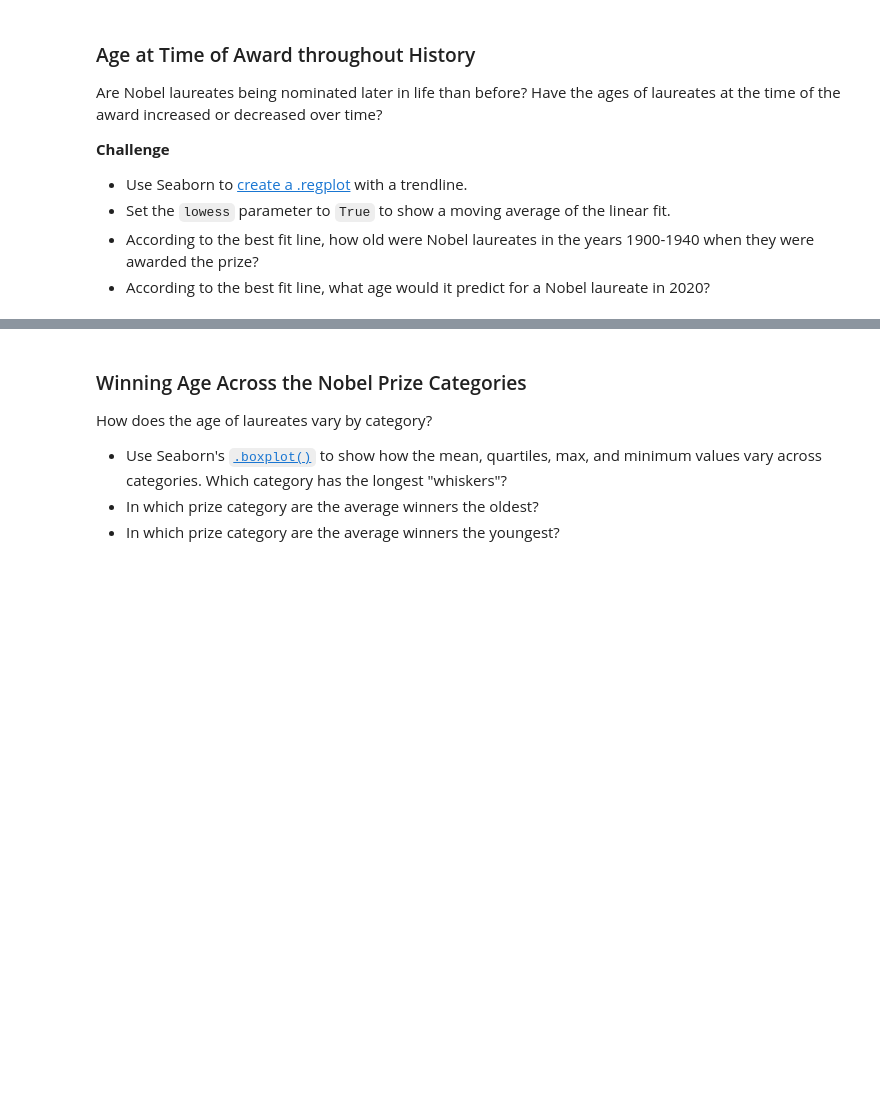
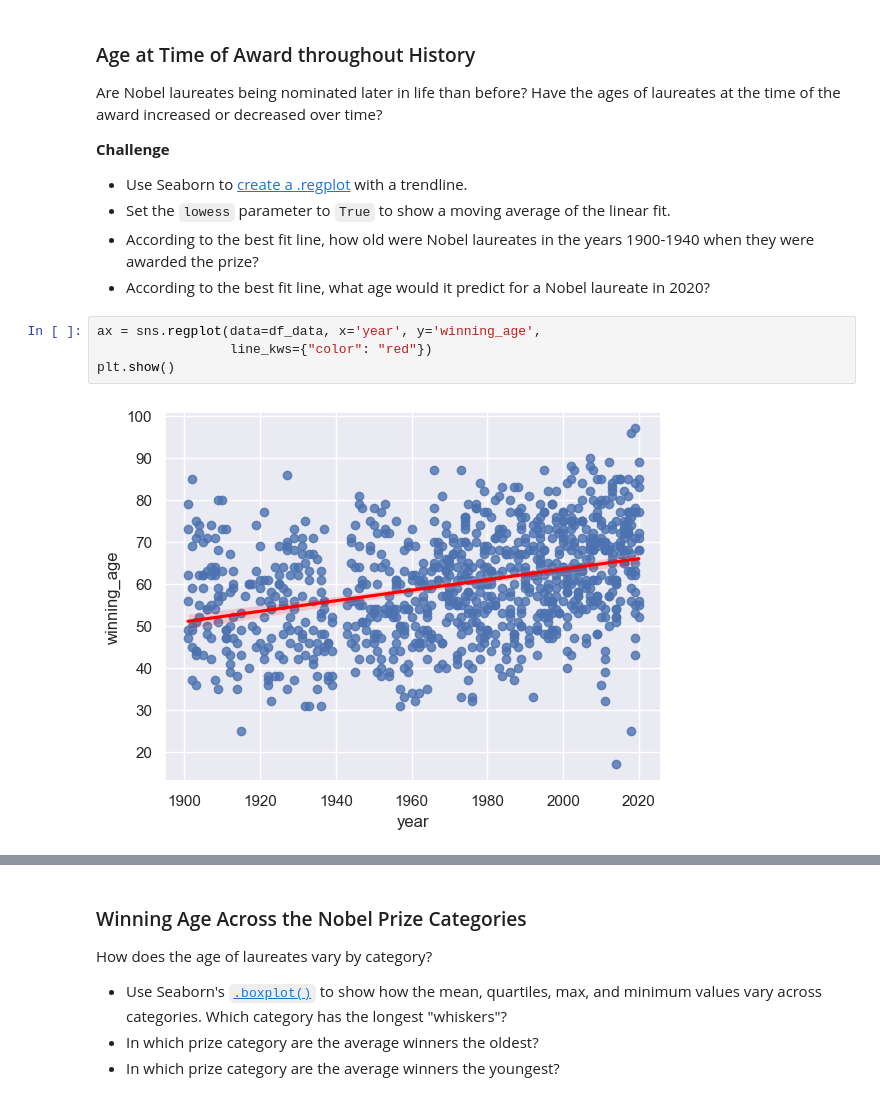
Before and after one commit to noah-clements/100Days-Python-Course, a Jupyter notebook: Nobel+Prize+Analysis/Nobel_Prize_Analysis.ipynb, the cells around one changed output, grey strips where cells are left out. Saved outputs shown, nothing was run; the diff lists cells and outputs as text; blank space fills up the shorter version.

```diff
--- a/Nobel+Prize+Analysis/Nobel_Prize_Analysis.ipynb
+++ b/Nobel+Prize+Analysis/Nobel_Prize_Analysis.ipynb
@@ -1093,3 +1093,9 @@ Are Nobel laureates being nominated later in life than before? Have the ages of
 * Set the `lowess` parameter to `True` to show a moving average of the linear fit.
 * According to the best fit line, how old were Nobel laureates in the years 1900-1940 when they were awarded the prize?
 * According to the best fit line, what age would it predict for a Nobel laureate in 2020?
+# %%
+ax = sns.regplot(data=df_data, x='year', y='winning_age',
+                 line_kws={"color": "red"})
+plt.show()
+# %% [output]
+[figure, added]
```
Also changed, not shown: parts of 6 cells of this notebook.
